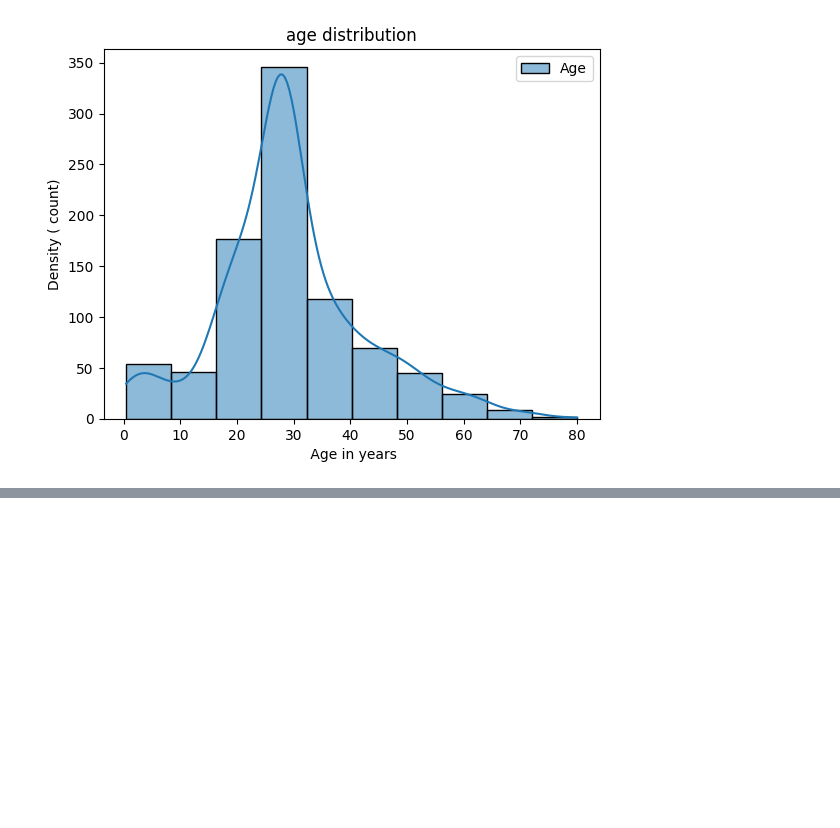
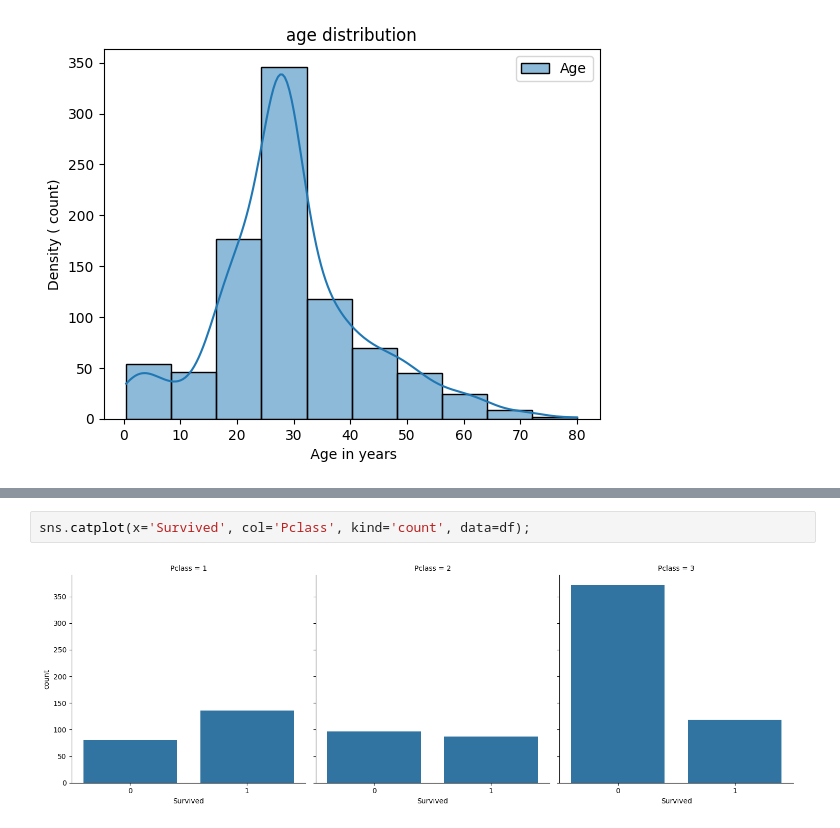
Before and after one commit to Tariqul18033/Titanic---Machine-Learning, a Jupyter notebook: Titanic.ipynb, the cells around one changed output, grey strips where cells are left out. Drawn from its saved outputs; the diff is of its cells as text; blank space fills up the shorter version.

```diff
--- a/Titanic.ipynb
+++ b/Titanic.ipynb
@@ -64,0 +83,4 @@ plt.show()
+# %%
+sns.catplot(x='Survived', col='Pclass', kind='count', data=df);
+# %% [output]
+[figure, added]
```
Also changed, not shown: parts of 23 cells of this notebook.
